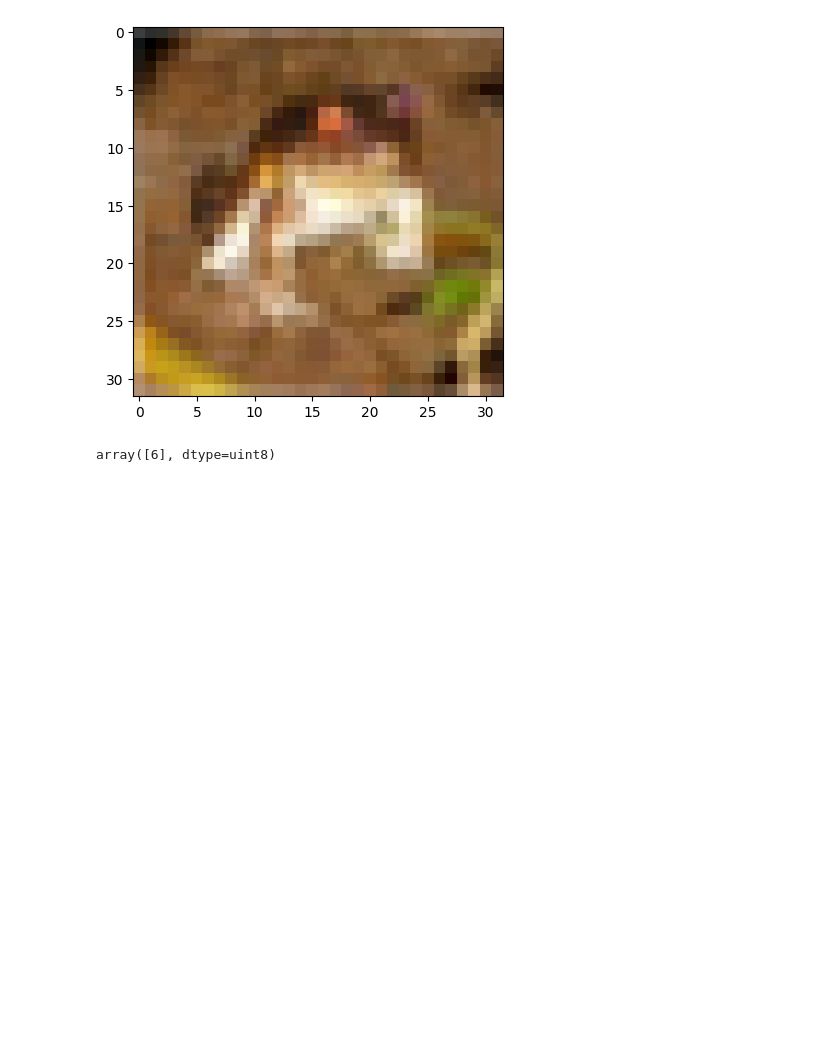
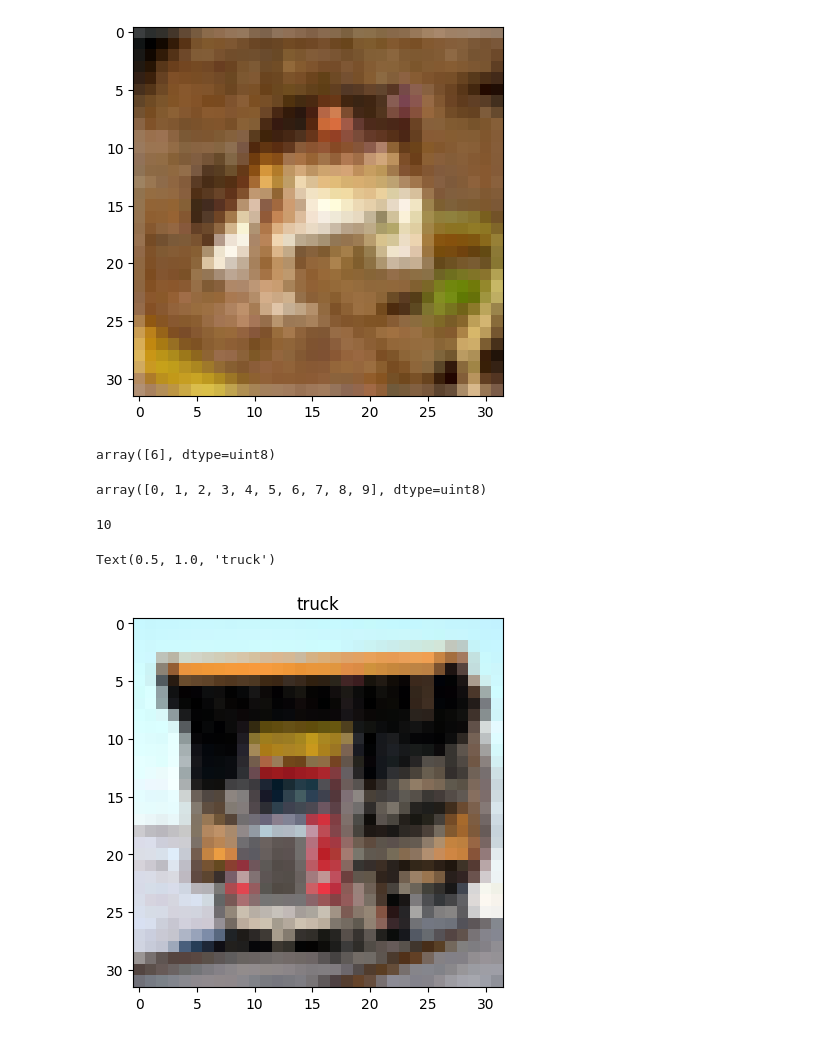
Before and after one commit to Vigash14120/AI-by-INTEL, a Jupyter notebook: CNN_CIFAR10.ipynb, the cells around one changed output. Saved outputs shown, nothing was run; the diff lists cells and outputs as text; code cells hidden in the pictures; blank space fills up the shorter version.

Commit message:
random

```diff
--- a/CNN_CIFAR10.ipynb
+++ b/CNN_CIFAR10.ipynb
@@ -59,3 +59,22 @@ plt.imshow(x_train[0])
 y_train[0] ####frog
 # %% [output]
 array([6], dtype=uint8)
+# %%
+import numpy as np
+np.unique(y_train)
+# %% [output]
+array([0, 1, 2, 3, 4, 5, 6, 7, 8, 9], dtype=uint8)
+# %%
+label = ['airplane','automobile','bird','cat','deer','dog','frog','horse','ship','truck']
+# %%
+len(label)
+# %% [output]
+10
+# %%
+i = np.random.randint(1,50000)
+op = label[y_train[i][0]]
+plt.imshow(x_train[i])
+plt.title(op)
+# %% [output]
+Text(0.5, 1.0, 'truck')
+[figure, added]
```
